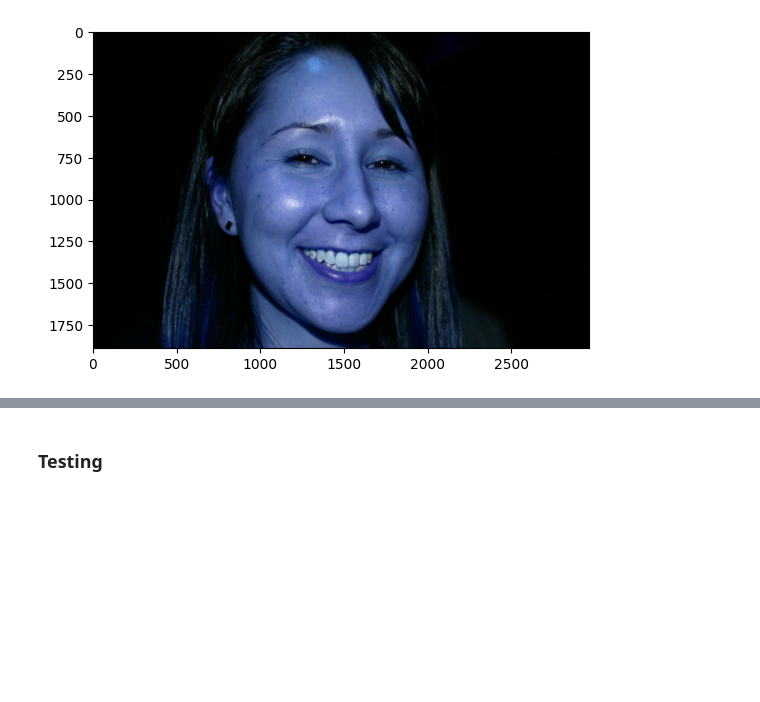
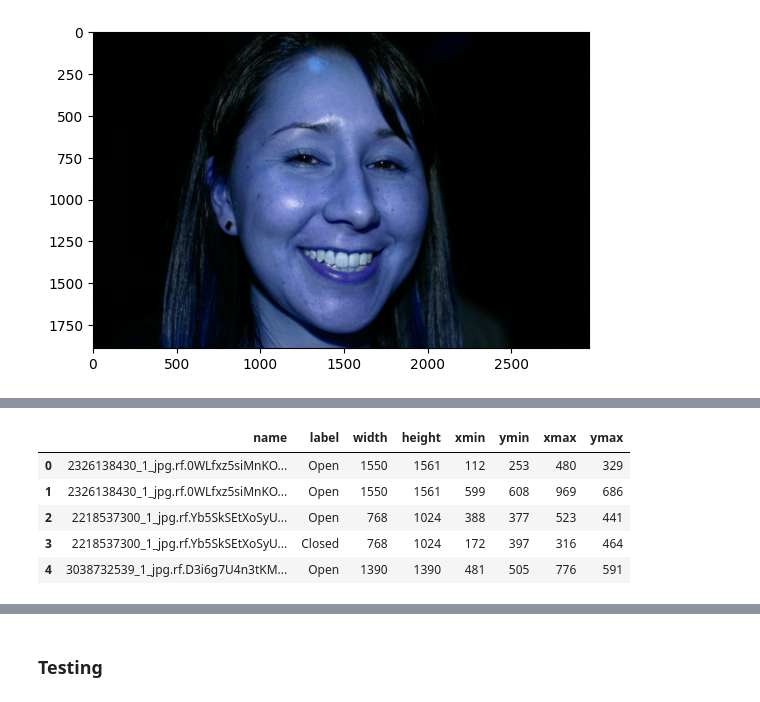
Before and after one commit to gurnisha-rehal/group3-blink-detector, a Jupyter notebook: blink_detector_training.ipynb, the cells around one changed output, grey strips where cells are left out. Drawn from its saved outputs; the diff is of its cells as text; code cells hidden in the pictures; blank space fills up the shorter version.

```diff
--- a/blink_detector_training.ipynb
+++ b/blink_detector_training.ipynb
@@ -421,0 +444,82 @@ for filename in sample_labels:
+# %%
+# Creating a dataframe from COCO validation annotations
+
+df2 = {
+    'name': [],
+    'label': [],
+    'width': [],
+    'height': [],
+    'xmin': [],
+    'ymin': [],
+    'xmax': [],
+    'ymax': []
+}
+
+# Load COCO validation annotation file
+val_annotation_path = os.path.join(
+    source_dir, "valid", "_annotations.coco.json"
+)
+
+with open(val_annotation_path, "r") as f:
+    val_coco_data = json.load(f)
+
+# Create dictionary to match image IDs with filenames
+val_image_dict = {
+    image['id']: image
+    for image in val_coco_data['images']
+}
+
+# Create dictionary to match category IDs with class names
+val_category_dict = {
+    category['id']: category['name']
+    for category in val_coco_data['categories']
+}
+
+# Read annotations and extract image and bounding box information
+for idx, anno in enumerate(val_coco_data['annotations']):
+
+    image = val_image_dict[anno['image_id']]
+
+    filename = os.path.splitext(image['file_name'])[0]
+
+    width = image['width']
+    height = image['height']
+
+    # Get class label
+    category_id = anno['category_id']
+    category_name = val_category_dict[category_id]
+
+    # Keep only Open and Closed classes
+    if category_name.lower() not in ['open', 'closed']:
+        continue
+
+    label = category_name.capitalize()
+
+    # COCO bounding box format: x, y, width, height
+    x, y, box_width, box_height = anno['bbox']
+
+    # Convert to xmin, ymin, xmax, ymax
+    xmin = int(round(x))
+    ymin = int(round(y))
+    xmax = int(round(x + box_width))
+    ymax = int(round(y + box_height))
+
+    # Add information to dataframe dictionary
+    df2['name'].append(filename)
+    df2['label'].append(label)
+    df2['width'].append(width)
+    df2['height'].append(height)
+    df2['xmin'].append(xmin)
+    df2['ymin'].append(ymin)
+    df2['xmax'].append(xmax)
+    df2['ymax'].append(ymax)
+
+# Convert dictionaries into pandas dataframes
+train_df = pd.DataFrame(df)
+val_df = pd.DataFrame(df2)
+
+print("Validation dataframe created successfully")
+print("Total validation annotations:", len(val_df))
+
+val_df.head()
+# %% [output]
@@ -421,0 +528,6 @@ for filename in sample_labels:
+|  | name | label | width | height | xmin | ymin | xmax | ymax |
+| 0 | 2326138430_1_jpg.rf.0WLfxz5siMnKO... | Open | 1550 | 1561 | 112 | 253 | 480 | 329 |
+| 1 | 2326138430_1_jpg.rf.0WLfxz5siMnKO... | Open | 1550 | 1561 | 599 | 608 | 969 | 686 |
+| 2 | 2218537300_1_jpg.rf.Yb5SkSEtXoSyU... | Open | 768 | 1024 | 388 | 377 | 523 | 441 |
+| 3 | 2218537300_1_jpg.rf.Yb5SkSEtXoSyU... | Closed | 768 | 1024 | 172 | 397 | 316 | 464 |
+| 4 | 3038732539_1_jpg.rf.D3i6g7U4n3tKM... | Open | 1390 | 1390 | 481 | 505 | 776 | 591 |
```
Also changed, not shown: parts of 10 cells of this notebook.
